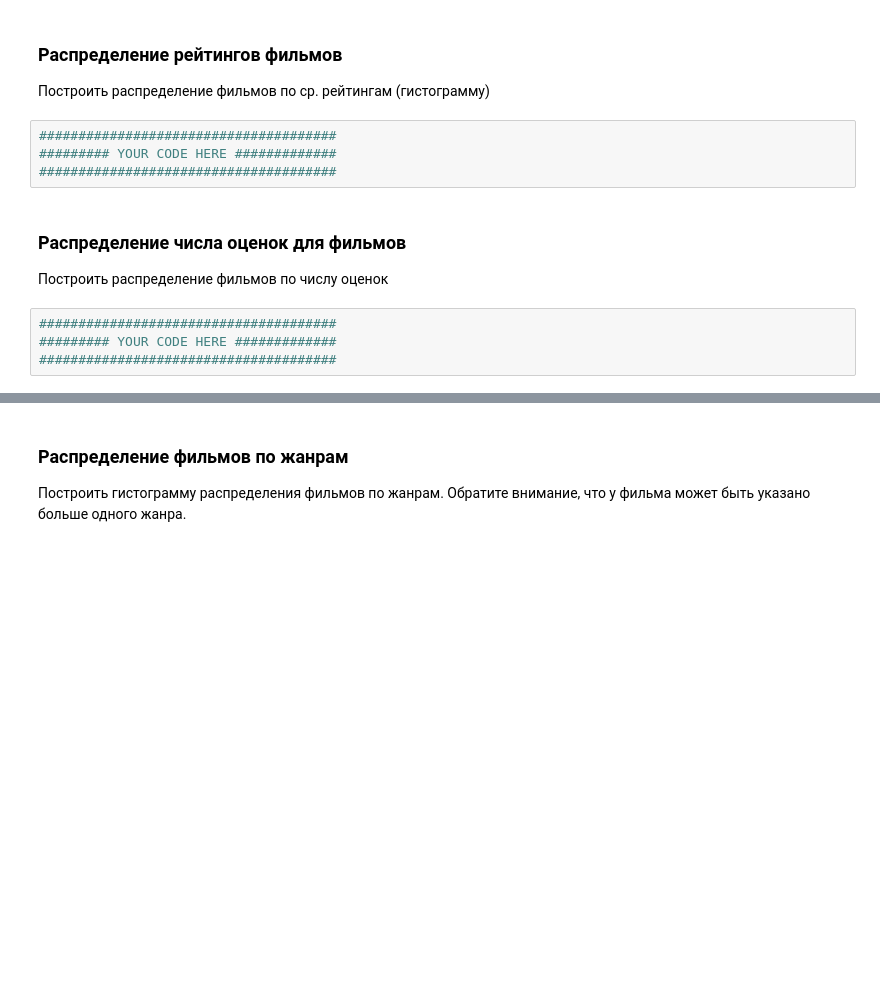
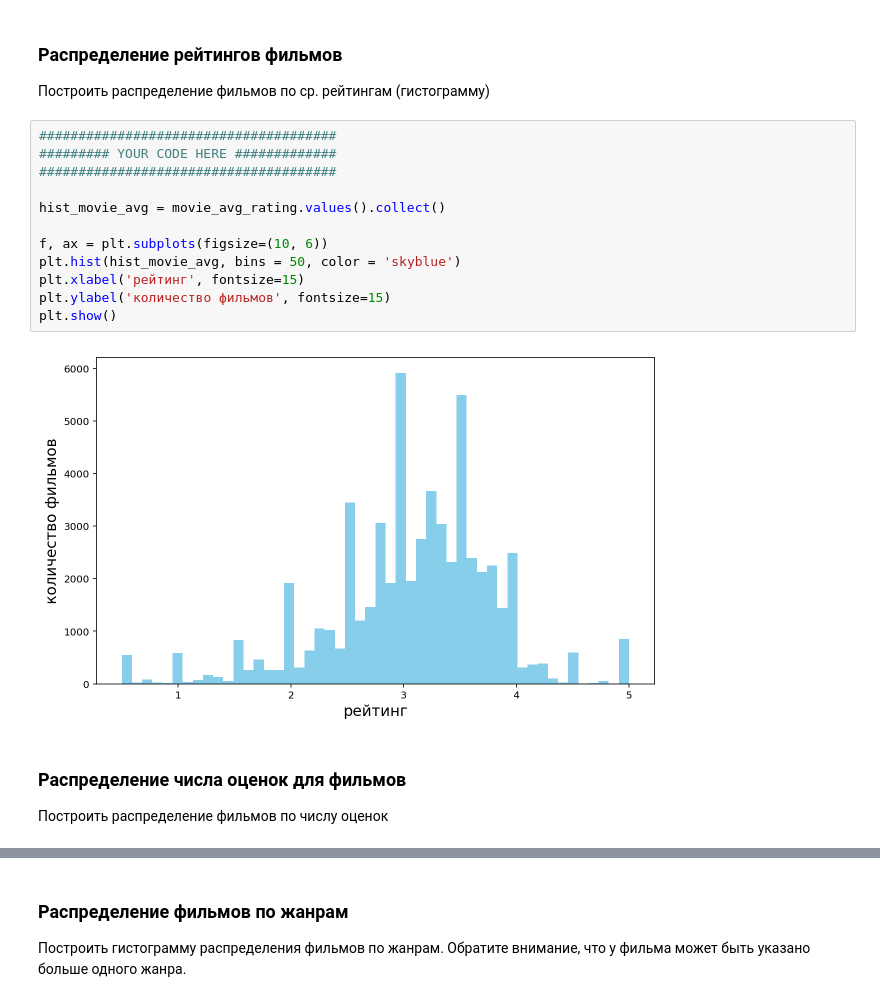
Before and after one commit to ishugaepov/MLBD, a Jupyter notebook: lectures/spark/notebooks/spark_examples.ipynb, the cells around one changed output, grey strips where cells are left out. Saved outputs shown, nothing was run; the diff lists cells and outputs as text; blank space fills up the shorter version.

```diff
--- a/lectures/spark/notebooks/spark_examples.ipynb
+++ b/lectures/spark/notebooks/spark_examples.ipynb
@@ -284,15 +327,21 @@ plt.show()
 ### Распределение рейтингов фильмов
 
 Построить распределение фильмов по ср. рейтингам  (гистограмму)
-# %%
-######################################
-######### YOUR CODE HERE #############
-######################################
+# %%
+######################################
+######### YOUR CODE HERE #############
+######################################
+
+hist_movie_avg = movie_avg_rating.values().collect()
+
+f, ax = plt.subplots(figsize=(10, 6))
+plt.hist(hist_movie_avg, bins = 50, color = 'skyblue')
+plt.xlabel('рейтинг', fontsize=15)
+plt.ylabel('количество фильмов', fontsize=15)
+plt.show()
+# %% [output]
+[figure, added]
 # %% [markdown]
 ### Распределение числа оценок для фильмов
 
 Построить распределение фильмов по числу оценок
-# %%
-######################################
-######### YOUR CODE HERE #############
-######################################
```
Also changed, not shown: parts of 52 cells of this notebook.
